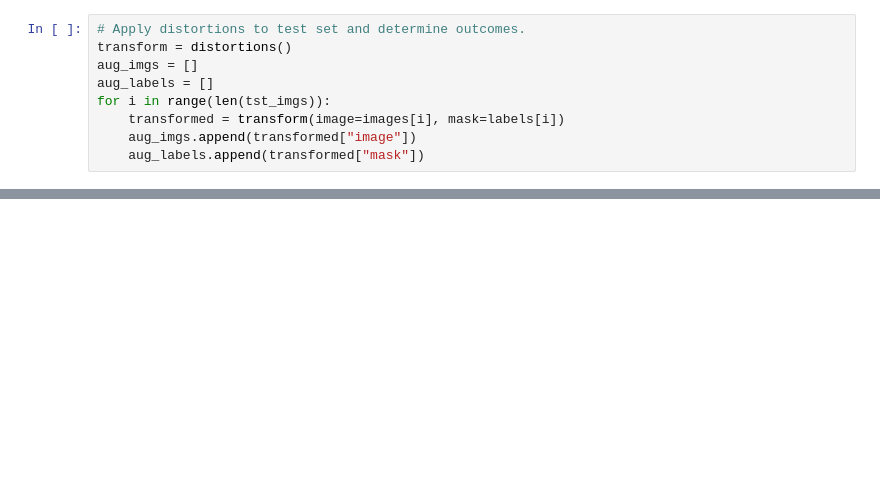
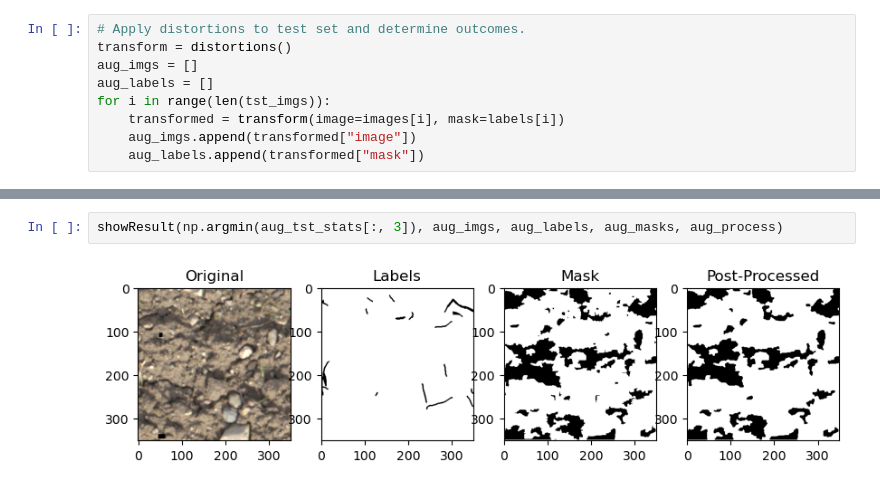
Before and after one commit to nishanshaju22/COMP9517_Project, a Jupyter notebook: AdvancedSegmentation/watershed.ipynb, the cells around one changed output, grey strips where cells are left out. Cells and saved outputs as stored; diff of their text form; blank space fills up the shorter version.

```diff
--- a/AdvancedSegmentation/watershed.ipynb
+++ b/AdvancedSegmentation/watershed.ipynb
@@ -259,0 +273,4 @@ showResult(3, images, labels, masks)
+# %%
+showResult(np.argmin(aug_tst_stats[:, 3]), aug_imgs, aug_labels, aug_masks, aug_process)
+# %% [output]
+[figure, added]
```
Also changed, not shown: parts of 16 cells of this notebook, 3 other files.
